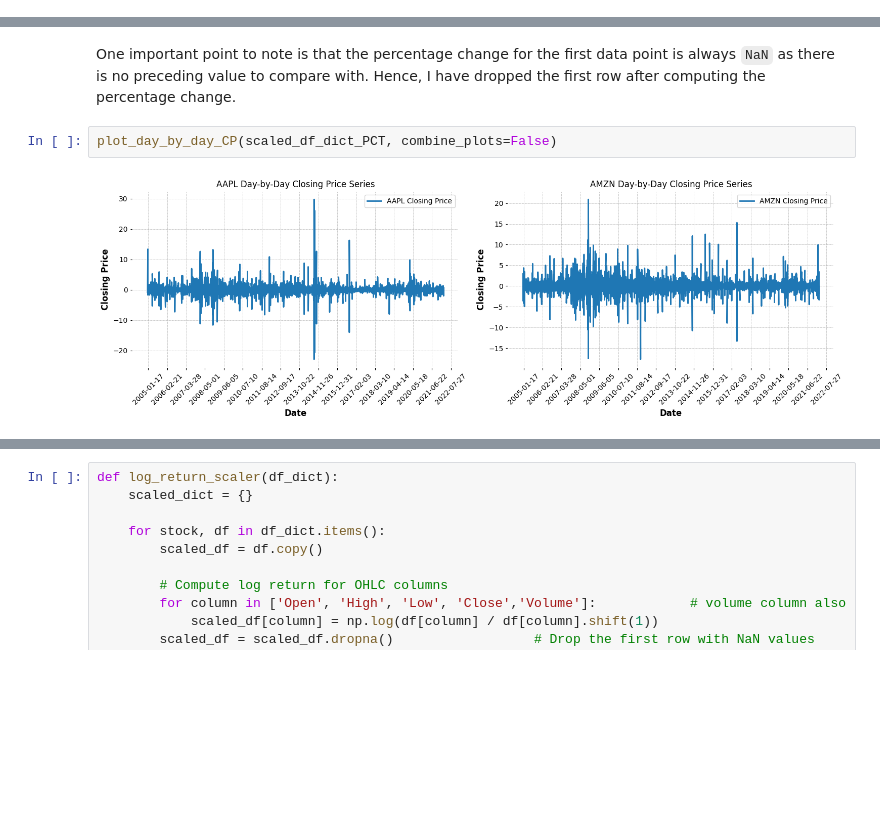
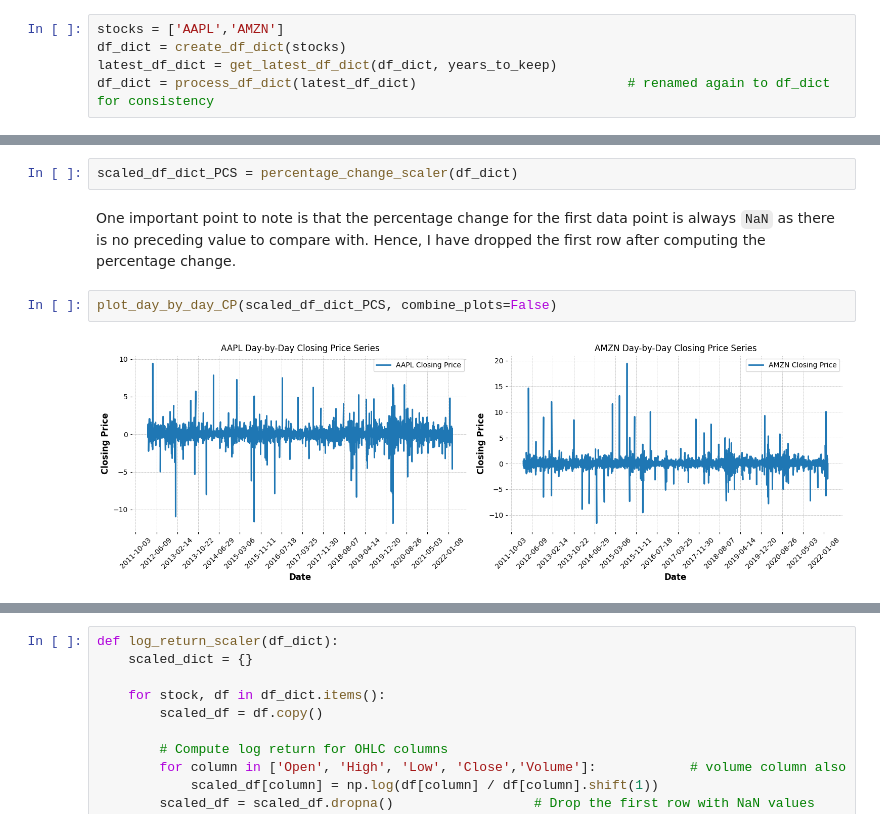
Before and after one commit to munish30monga/lstm_based_stock_trading_system, a Jupyter notebook: 22m2153.ipynb, the cells around one changed output, grey strips where cells are left out. Saved outputs shown, nothing was run; the diff lists cells and outputs as text; blank space fills up the shorter version.

Commit message:
added plots for future

```diff
--- a/22m2153.ipynb
+++ b/22m2153.ipynb
@@ -503,0 +566,5 @@ plot_candlesticks(df_dict, start_date = '2020-01-01', end_date = '2020-03-01', f
+# %%
+stocks = ['AAPL','AMZN']
+df_dict = create_df_dict(stocks)
+latest_df_dict = get_latest_df_dict(df_dict, years_to_keep)
+df_dict = process_df_dict(latest_df_dict)                           # renamed again to df_dict for consistency
@@ -674,6 +838,8 @@ Scaled Dataframe for AMZN:
+# %%
+scaled_df_dict_PCS = percentage_change_scaler(df_dict)
 # %% [markdown]
 One important point to note is that the percentage change for the first data point is always `NaN` as there is no preceding value to compare with. Hence, I have dropped the first row after computing the percentage change.
 # %%
-plot_day_by_day_CP(scaled_df_dict_PCT, combine_plots=False)
+plot_day_by_day_CP(scaled_df_dict_PCS, combine_plots=False)
 # %% [output]
-[figure, old version]
+[figure, new version]
```
Also changed, not shown: parts of 118 cells of this notebook, 3 other files.
